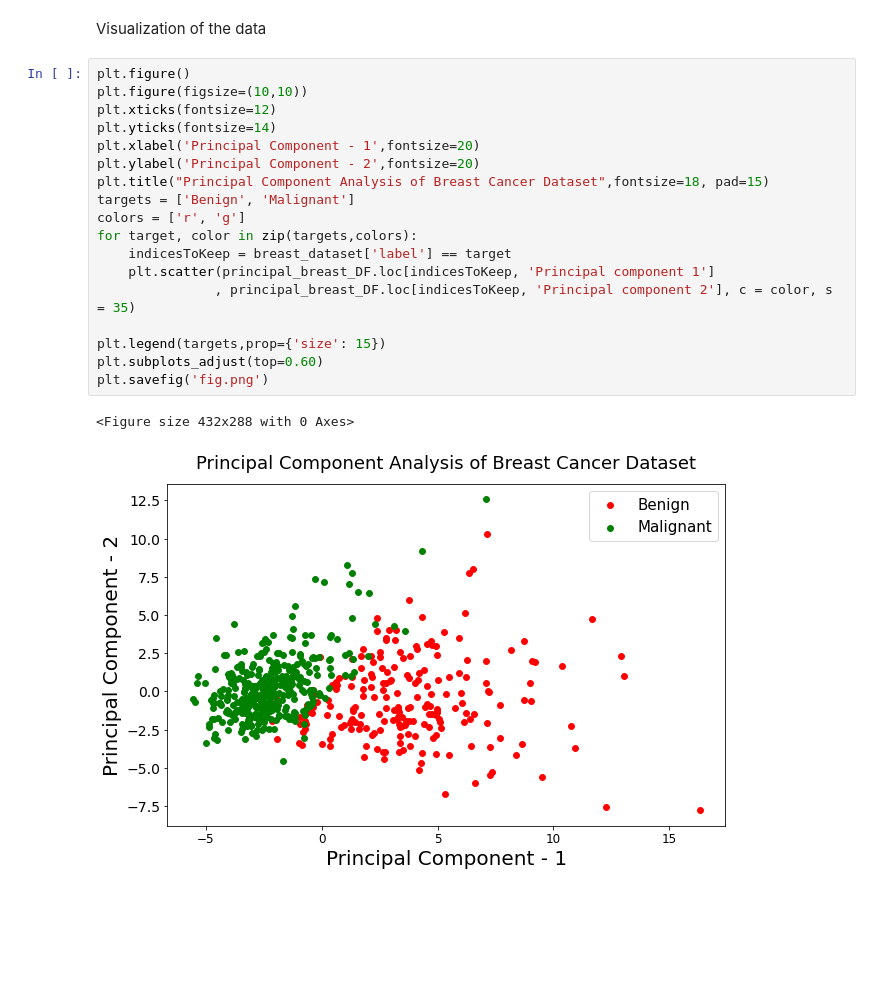
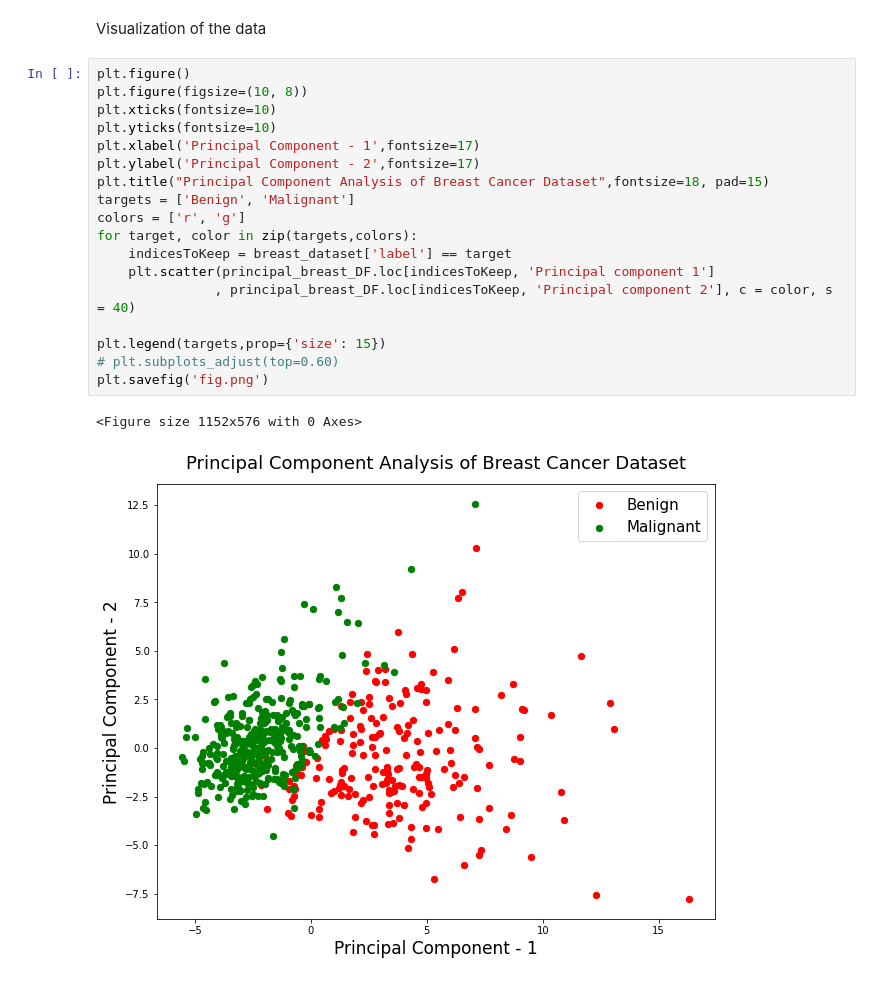
Before and after one commit to anitabaral/Breast_Cancer_Data_Visualization-, a Jupyter notebook: Principal_Component_Analysis.ipynb, the cells around one changed output. Cells and saved outputs as stored; diff of their text form; blank space fills up the shorter version.

Commit message:
Adjusting the visualization

```diff
--- a/Principal_Component_Analysis.ipynb
+++ b/Principal_Component_Analysis.ipynb
@@ -112,22 +112,22 @@ As seen above while projecting 30-dimensional data to a 2-dimensional data 36.8%
 Visualization of the data
 # %%
 plt.figure()
-plt.figure(figsize=(10,10))
-plt.xticks(fontsize=12)
-plt.yticks(fontsize=14)
-plt.xlabel('Principal Component - 1',fontsize=20)
-plt.ylabel('Principal Component - 2',fontsize=20)
+plt.figure(figsize=(10, 8))
+plt.xticks(fontsize=10)
+plt.yticks(fontsize=10)
+plt.xlabel('Principal Component - 1',fontsize=17)
+plt.ylabel('Principal Component - 2',fontsize=17)
 plt.title("Principal Component Analysis of Breast Cancer Dataset",fontsize=18, pad=15)
 targets = ['Benign', 'Malignant']
 colors = ['r', 'g']
 for target, color in zip(targets,colors):
     indicesToKeep = breast_dataset['label'] == target
     plt.scatter(principal_breast_DF.loc[indicesToKeep, 'Principal component 1']
-               , principal_breast_DF.loc[indicesToKeep, 'Principal component 2'], c = color, s = 35)
+               , principal_breast_DF.loc[indicesToKeep, 'Principal component 2'], c = color, s = 40)
 
 plt.legend(targets,prop={'size': 15})
-plt.subplots_adjust(top=0.60)
+# plt.subplots_adjust(top=0.60)
 plt.savefig('fig.png')
 # %% [output]
-<Figure size 432x288 with 0 Axes>
+<Figure size 1152x576 with 0 Axes>
-[figure, old version]
+[figure, new version]
```
Also changed, not shown: 1 other file.
